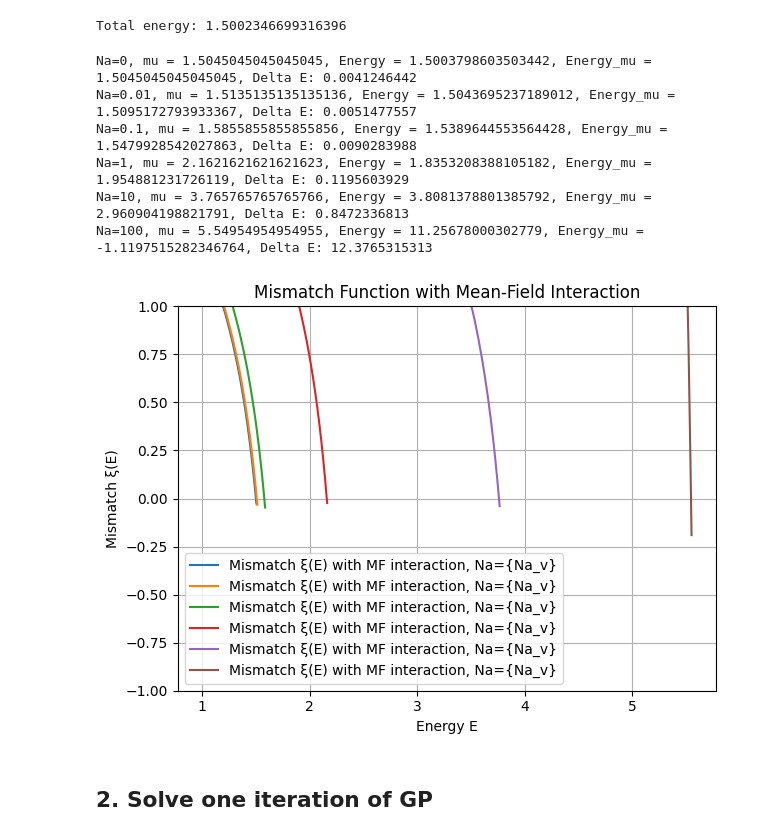
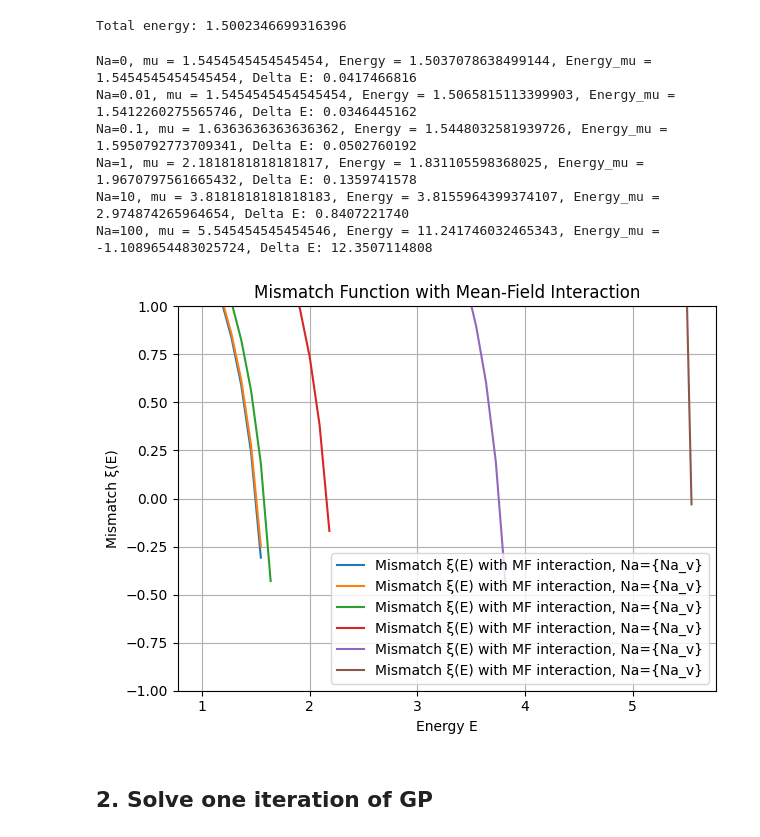
Before and after one commit to marcobeIIa/computational_physics, a Jupyter notebook: homework3/MFA_Lusvardi_Bella_Parolini.ipynb, the cells around one changed output. Drawn from its saved outputs; the diff is of its cells as text; code cells hidden in the pictures.

```diff
--- a/homework3/MFA_Lusvardi_Bella_Parolini.ipynb
+++ b/homework3/MFA_Lusvardi_Bella_Parolini.ipynb
@@ -392,7 +392,7 @@ Total energy: 1.5002346699316396
 #Choose your energy scan range
 E_start = 1.0       # Lower bound of energy
 E_end = 10.0        # Upper bound of energy
-n_points = 1000   # Resolution of scan
+n_points = 100   # Resolution of scan
 
 # Generate energy values
 E_vals = np.linspace(E_start, E_end, n_points)
@@ -408,40 +408,40 @@ for Na_v in Na_values:
     xi_vals_new = [matching_v2(E,r_test,N_test,numerov_test_h,Na=Na_v,phi=phi_gs)[1] for E in E_vals]
     # Find the index of the first zero crossing (sign change)
     zero_index = None
     for i in range(len(xi_vals_new) - 1):
         if xi_vals_new[i] * xi_vals_new[i + 1] < 0:
             zero_index = i + 1  # Include the first point *after* the sign change
             break
     # Truncate arrays
     if zero_index is not None:
         E_vals_trunc = E_vals[:zero_index + 1]
         xi_vals_trunc = xi_vals_new[:zero_index + 1]
     else:
         E_vals_trunc = E_vals
         xi_vals_trunc = xi_vals_new
         print("Warning: No zero crossing found.")
     phi_final = matching_v2(E_vals_trunc[-1], r_test, N_test, numerov_test_h, Na=Na_v, phi = phi_gs)[0]
     energy = total_energy(r_test, phi_final, numerov_test_h, Na_v)
     energy_mu = total_energy_mu(r_test, phi_final, numerov_test_h, E_vals_trunc[-1], Na_v)
     delta_e_arr.append(np.abs(energy-energy_mu))
     print(f"Na={Na_v}, mu = {E_vals_trunc[-1]}, Energy = {energy}, Energy_mu = {energy_mu}, Delta E: {delta_e_arr[-1]:.10f}")
     plt.plot(E_vals_trunc, xi_vals_trunc, label='Mismatch ξ(E) with MF interaction, Na={Na_v}')
 plt.xlabel('Energy E')
 plt.ylabel('Mismatch ξ(E)')
 plt.title('Mismatch Function with Mean-Field Interaction')
 plt.ylim(-1, 1)
 plt.grid(True)
 plt.legend()
 plt.tight_layout()
 plt.show()
 # %% [output]
-Na=0, mu = 1.5045045045045045, Energy = 1.5003798603503442, Energy_mu = 1.5045045045045045, Delta E: 0.0041246442
-Na=0.01, mu = 1.5135135135135136, Energy = 1.5043695237189012, Energy_mu = 1.5095172793933367, Delta E: 0.0051477557
-Na=0.1, mu = 1.5855855855855856, Energy = 1.5389644553564428, Energy_mu = 1.5479928542027863, Delta E: 0.0090283988
-Na=1, mu = 2.1621621621621623, Energy = 1.8353208388105182, Energy_mu = 1.954881231726119, Delta E: 0.1195603929
-Na=10, mu = 3.765765765765766, Energy = 3.8081378801385792, Energy_mu = 2.960904198821791, Delta E: 0.8472336813
-Na=100, mu = 5.54954954954955, Energy = 11.25678000302779, Energy_mu = -1.1197515282346764, Delta E: 12.3765315313
+Na=0, mu = 1.5454545454545454, Energy = 1.5037078638499144, Energy_mu = 1.5454545454545454, Delta E: 0.0417466816
+Na=0.01, mu = 1.5454545454545454, Energy = 1.5065815113399903, Energy_mu = 1.5412260275565746, Delta E: 0.0346445162
+Na=0.1, mu = 1.6363636363636362, Energy = 1.5448032581939726, Energy_mu = 1.5950792773709341, Delta E: 0.0502760192
+Na=1, mu = 2.1818181818181817, Energy = 1.831105598368025, Energy_mu = 1.9670797561665432, Delta E: 0.1359741578
+Na=10, mu = 3.8181818181818183, Energy = 3.8155964399374107, Energy_mu = 2.974874265964654, Delta E: 0.8407221740
+Na=100, mu = 5.545454545454546, Energy = 11.241746032465343, Energy_mu = -1.1089654483025724, Delta E: 12.3507114808
-[figure, old version]
+[figure, new version]
 # %% [markdown]
 ## 2. Solve one iteration of GP
 # %%
```
Also changed, not shown: parts of 27 cells of this notebook.
